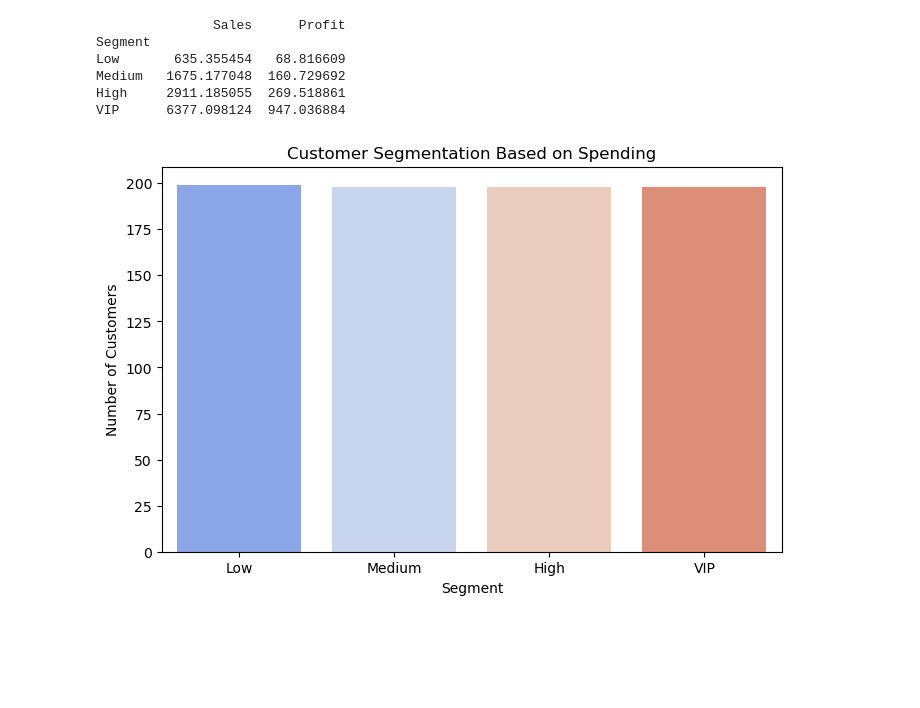
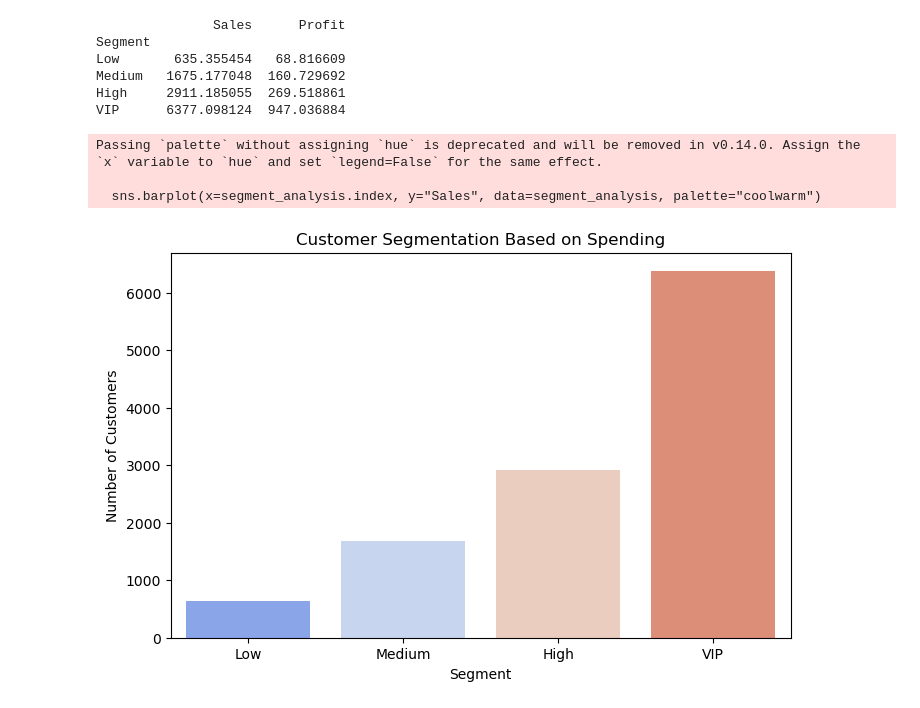
Before and after one commit to yrehim7/Superstore-EDA-analysis, a Jupyter notebook: main.ipynb, the cells around one changed output. Cells and saved outputs as stored; diff of their text form; code cells hidden in the pictures; blank space fills up the shorter version.

```diff
--- a/main.ipynb
+++ b/main.ipynb
@@ -381,15 +381,19 @@ plt.show()
 <Figure size 1200x600 with 0 Axes>
 [figure]
 # %%
-# Group by Customer ID and calculate total sales per customer
-customer_sales = df.groupby("Customer ID")["Sales"].sum().reset_index()
+# Ensure df is defined
+if 'df' in globals():
+    # Group by Customer ID and calculate total sales per customer
+    customer_sales = df.groupby("Customer ID")["Sales"].sum().reset_index()
 
-# Categorizing customers based on total spend
-customer_sales["Segment"] = pd.qcut(customer_sales["Sales"], q=4,
-                                    labels=["Low", "Medium", "High", "VIP"])
+    # Categorizing customers based on total spend
+    customer_sales["Segment"] = pd.qcut(customer_sales["Sales"], q=4,
+                                        labels=["Low", "Medium", "High", "VIP"])
 
-# Check the first few rows
-print(customer_sales.head())
+    # Check the first few rows
+    print(customer_sales.head())
+else:
+    print("DataFrame 'df' is not defined. Please ensure the cell defining 'df' is executed.")
 # %% [output]
   Customer ID     Sales Segment
 0    AA-10315  5563.560     VIP
@@ -418,12 +422,15 @@ VIP      6377.098124  947.036884
 # %%
 plt.figure(figsize=(8, 5))
 
-sns.countplot(x="Segment", hue="Segment", data=customer_sales, palette="coolwarm", legend=False)
+sns.barplot(x=segment_analysis.index, y="Sales", data=segment_analysis, palette="coolwarm")
 
 plt.title("Customer Segmentation Based on Spending")
 plt.xlabel("Segment")
 plt.ylabel("Number of Customers")
 
 plt.show()
 # %% [output]
+Passing `palette` without assigning `hue` is deprecated and will be removed in v0.14.0. Assign the `x` variable to `hue` and set `legend=False` for the same effect.
+
+  sns.barplot(x=segment_analysis.index, y="Sales", data=segment_analysis, palette="coolwarm")
-[figure, old version]
+[figure, new version]
```
